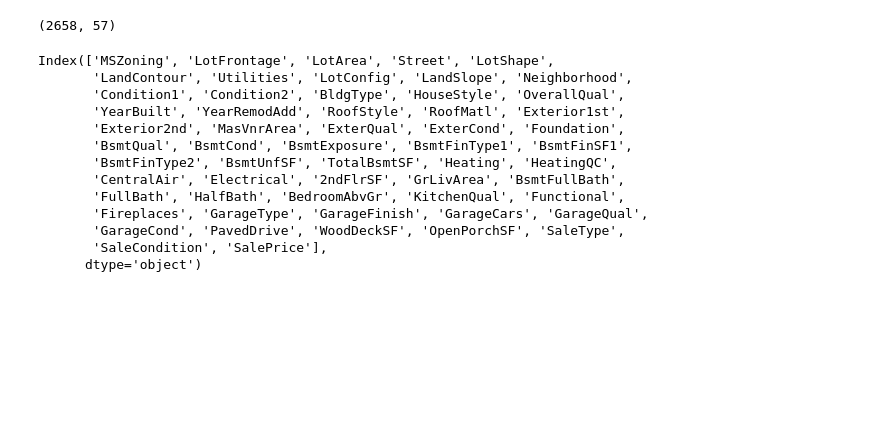
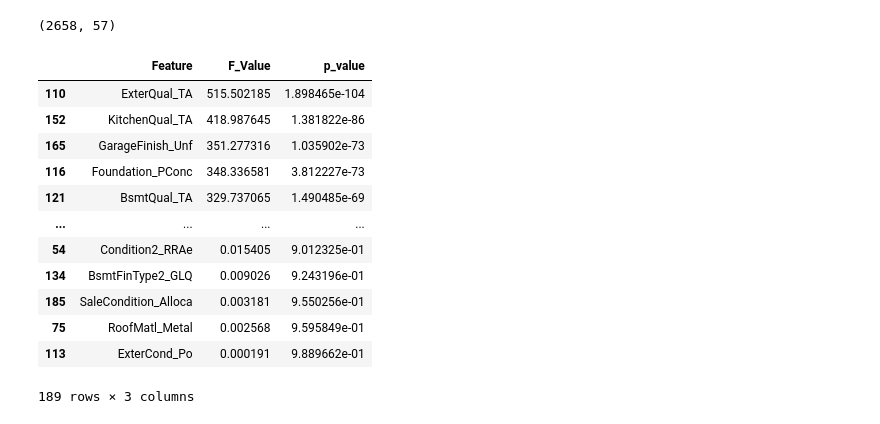
Before and after one commit to rahul-1419/House_price_prediction, a Jupyter notebook: NoteBook/Note.ipynb, the cells around one changed output. Saved outputs shown, nothing was run; the diff lists cells and outputs as text; code cells hidden in the pictures; blank space fills up the shorter version.

```diff
--- a/NoteBook/Note.ipynb
+++ b/NoteBook/Note.ipynb
@@ -246,17 +246,32 @@ df.shape
 # %% [output]
 (2658, 57)
 # %%
+categorical_features = df.select_dtypes(include='object').columns
-# %% [output]
-Index(['MSZoning', 'LotFrontage', 'LotArea', 'Street', 'LotShape',
-       'LandContour', 'Utilities', 'LotConfig', 'LandSlope', 'Neighborhood',
-       'Condition1', 'Condition2', 'BldgType', 'HouseStyle', 'OverallQual',
-       'YearBuilt', 'YearRemodAdd', 'RoofStyle', 'RoofMatl', 'Exterior1st',
-       'Exterior2nd', 'MasVnrArea', 'ExterQual', 'ExterCond', 'Foundation',
-       'BsmtQual', 'BsmtCond', 'BsmtExposure', 'BsmtFinType1', 'BsmtFinSF1',
-       'BsmtFinType2', 'BsmtUnfSF', 'TotalBsmtSF', 'Heating', 'HeatingQC',
-       'CentralAir', 'Electrical', '2ndFlrSF', 'GrLivArea', 'BsmtFullBath',
-       'FullBath', 'HalfBath', 'BedroomAbvGr', 'KitchenQual', 'Functional',
-       'Fireplaces', 'GarageType', 'GarageFinish', 'GarageCars', 'GarageQual',
-       'GarageCond', 'PavedDrive', 'WoodDeckSF', 'OpenPorchSF', 'SaleType',
-       'SaleCondition', 'SalePrice'],
-      dtype='object')
+# %%
+# For categorical vs numerical
+from sklearn.feature_selection import f_regression
+
+X = pd.get_dummies(df[categorical_features], drop_first=True)
+f_values, p_values = f_regression(X, df['SalePrice'])
+
+anova_results = pd.DataFrame({
+    'Feature': X.columns,
+    'F_Value': f_values,
+    'p_value': p_values
+}).sort_values(by='F_Value', ascending=False)
+
+anova_results
+# %% [output]
+|  | Feature | F_Value | p_value |
+| 110 | ExterQual_TA | 515.502185 | 1.898465e-104 |
+| 152 | KitchenQual_TA | 418.987645 | 1.381822e-86 |
+| 165 | GarageFinish_Unf | 351.277316 | 1.035902e-73 |
+| 116 | Foundation_PConc | 348.336581 | 3.812227e-73 |
+| 121 | BsmtQual_TA | 329.737065 | 1.490485e-69 |
+| ... | ... | ... | ... |
+| 54 | Condition2_RRAe | 0.015405 | 9.012325e-01 |
+| 134 | BsmtFinType2_GLQ | 0.009026 | 9.243196e-01 |
+| 185 | SaleCondition_Alloca | 0.003181 | 9.550256e-01 |
+| 75 | RoofMatl_Metal | 0.002568 | 9.595849e-01 |
+| 113 | ExterCond_Po | 0.000191 | 9.889662e-01 |
+189 rows × 3 columns
```
Also changed, not shown: parts of 7 cells of this notebook.
